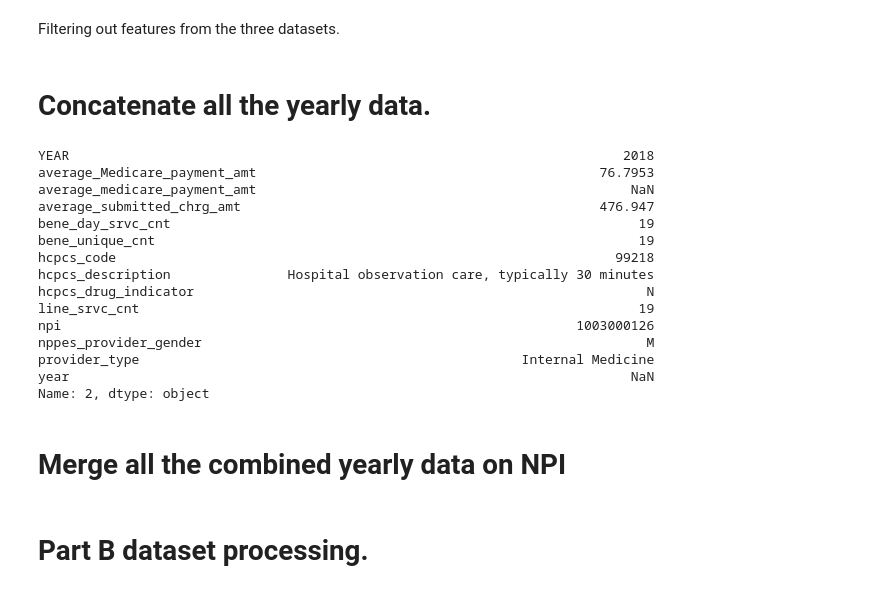
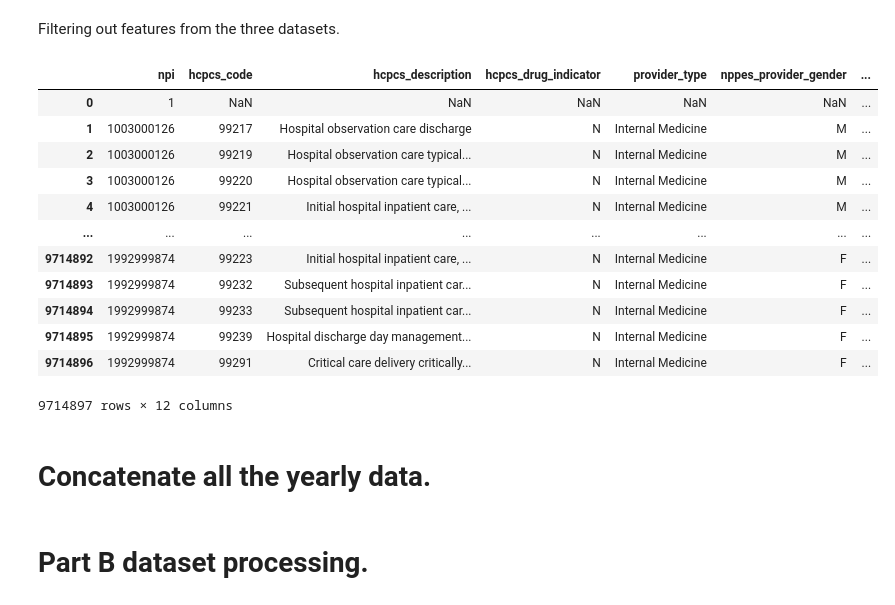
Before and after one commit to brenfrrs/medicare_fraud, a Jupyter notebook: data_processing.ipynb, the cells around one changed output. Drawn from its saved outputs; the diff is of its cells as text; code cells hidden in the pictures.

Commit message:
created processing pipeline for data modeling

```diff
--- a/data_processing.ipynb
+++ b/data_processing.ipynb
@@ -96,22 +105,25 @@ partd_features_2018 = partd_2018[partd_feats]
 dmepos_features_2018 = dmepos_2018[dmepos_feats]
 
 #Add a year column so we know where to add fraud labels. Activity before exclusion dates will be considered fraudulent.
-partb_features_2018['YEAR'] = 2018
-partd_features_2018['YEAR'] = 2018
-dmepos_features_2018['YEAR'] = 2018
+partb_features_2018['DATA_YEAR'] = 2018
+partd_features_2018['DATA_YEAR'] = 2018
+dmepos_features_2018['DATA_YEAR'] = 2018
 
 partb_features_2017 = partb_2017[partb_feats]
 partd_features_2017 = partd_2017[partd_feats]
 dmepos_features_2017 = dmepos_2017[dmepos_feats]
 
-partb_features_2017['YEAR'] = 2017
-partd_features_2017['YEAR'] = 2017
-dmepos_features_2017['YEAR'] = 2017
+partb_features_2017['DATA_YEAR'] = 2017
+partd_features_2017['DATA_YEAR'] = 2017
+dmepos_features_2017['DATA_YEAR'] = 2017
 
 partb_features_2016 = partb_2016[[x.upper() for x in partb_feats]]
 partd_features_2016 = partd_2016[partd_feats]
 dmepos_features_2016 = dmepos_2016[dmepos_feats]
 
-partb_features_2016['YEAR'] = 2016
-partd_features_2016['YEAR'] = 2016
-dmepos_features_2016['YEAR'] = 2016
+#make 2016 headers lowercase like the other years.
+partb_features_2016.columns = [x.lower() for x in partb_features_2016.columns]
+
+partb_features_2016['DATA_YEAR'] = 2016
+partd_features_2016['DATA_YEAR'] = 2016
+dmepos_features_2016['DATA_YEAR'] = 2016
@@ -122,3 +130,19 @@ partb_features_2016.columns = [x.lower() for x in partb_features_2016.columns]
+# %%
+partb_features_2016
+# %% [output]
+|  | npi | hcpcs_code | hcpcs_description | hcpcs_drug_indicator | provider_type | nppes_provider_gender | ... |
+| 0 | 1 | NaN | NaN | NaN | NaN | NaN | ... |
+| 1 | 1003000126 | 99217 | Hospital observation care discharge | N | Internal Medicine | M | ... |
+| 2 | 1003000126 | 99219 | Hospital observation care typical... | N | Internal Medicine | M | ... |
+| 3 | 1003000126 | 99220 | Hospital observation care typical... | N | Internal Medicine | M | ... |
+| 4 | 1003000126 | 99221 | Initial hospital inpatient care, ... | N | Internal Medicine | M | ... |
+| ... | ... | ... | ... | ... | ... | ... | ... |
+| 9714892 | 1992999874 | 99223 | Initial hospital inpatient care, ... | N | Internal Medicine | F | ... |
+| 9714893 | 1992999874 | 99232 | Subsequent hospital inpatient car... | N | Internal Medicine | F | ... |
+| 9714894 | 1992999874 | 99233 | Subsequent hospital inpatient car... | N | Internal Medicine | F | ... |
+| 9714895 | 1992999874 | 99239 | Hospital discharge day management... | N | Internal Medicine | F | ... |
+| 9714896 | 1992999874 | 99291 | Critical care delivery critically... | N | Internal Medicine | F | ... |
+9714897 rows × 12 columns
 # %% [markdown]
 # Concatenate all the yearly data.
 # %%
@@ -132,23 +156,3 @@ dmepos_features_2016.rename({'REFERRING_NPI':'npi'}, axis=1, inplace=True)
 partb_features = pd.concat([partb_features_2018, partb_features_2017, partb_features_2016])
 partd_features = pd.concat([partd_features_2018, partd_features_2017, partd_features_2016])
 dmepos_features = pd.concat([dmepos_features_2018, dmepos_features_2017, dmepos_features_2016])
-# %%
-partb_features.iloc[2]
-# %% [output]
-YEAR                                                                       2018
-average_Medicare_payment_amt                                            76.7953
-average_medicare_payment_amt                                                NaN
-average_submitted_chrg_amt                                              476.947
-bene_day_srvc_cnt                                                            19
-bene_unique_cnt                                                              19
-hcpcs_code                                                                99218
-hcpcs_description               Hospital observation care, typically 30 minutes
-hcpcs_drug_indicator                                                          N
-line_srvc_cnt                                                                19
-npi                                                                  1003000126
-nppes_provider_gender                                                         M
-provider_type                                                 Internal Medicine
-year                                                                        NaN
-Name: 2, dtype: object
-# %% [markdown]
-# Merge all the combined yearly data on NPI
```
Also changed, not shown: parts of 68 cells of this notebook.
